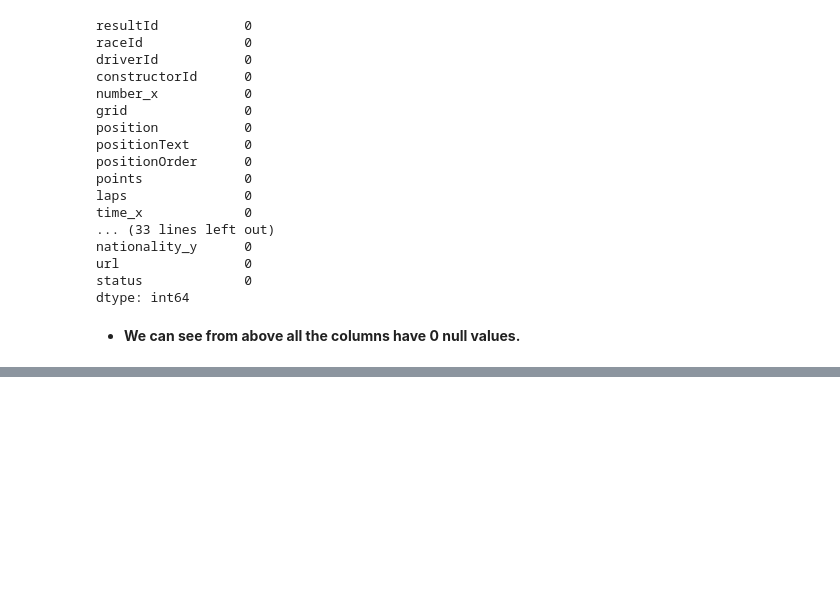
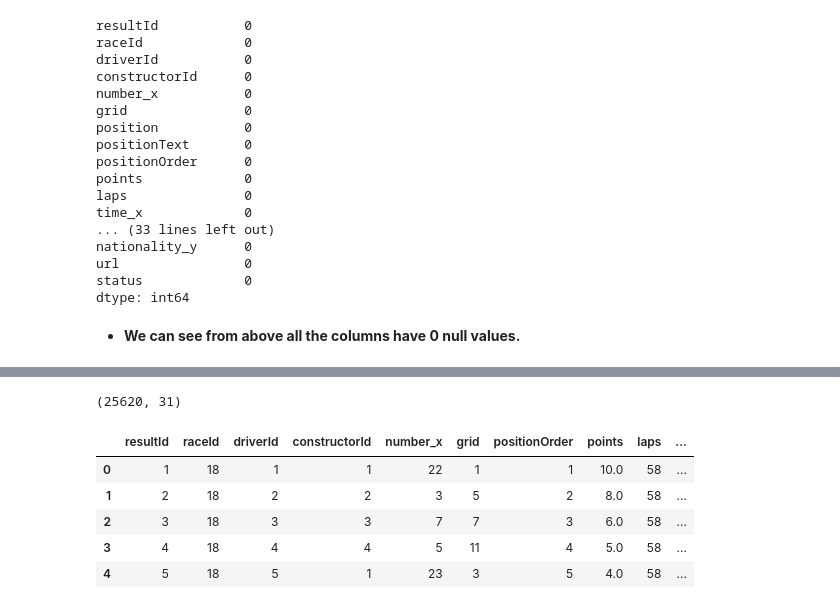
Before and after one commit to Kousikdutta1/Formula-1-Data-Analysis, a Jupyter notebook: Formula_1_Exploratory_Data_Analysis.ipynb, the cells around one changed output, grey strips where cells are left out. Drawn from its saved outputs; the diff is of its cells as text; code cells hidden in the pictures; blank space fills up the shorter version.

```diff
--- a/Formula_1_Exploratory_Data_Analysis.ipynb
+++ b/Formula_1_Exploratory_Data_Analysis.ipynb
@@ -348,3 +348,26 @@ f1df.describe()
 | 50% | 12810.500000 | 510.000000 | 160.000000 | 25.000000 | 11.000000 | 12.000000 | 0.000000 | 52.000000 | 11.000000 | ... |
 | 75% | 19215.250000 | 776.000000 | 357.000000 | 58.000000 | 17.000000 | 18.000000 | 2.000000 | 66.000000 | 14.000000 | ... |
 | max | 25625.000000 | 1084.000000 | 855.000000 | 214.000000 | 34.000000 | 39.000000 | 50.000000 | 200.000000 | 140.000000 | ... |
+# %%
+# Let's drop the unnecessary columns.
+
+
+f1df.drop(['position', 'positionText', 'time_x', 'time_y', 'url_x', 'fp1_date', 'fp1_time', 'fp2_date', 'fp2_time', 'fp3_date', 'fp3_time', 'quali_date', 'quali_time',
+           'sprint_date', 'sprint_time', 'url_y', 'url'], inplace = True, axis = 1)
+# %%
+# Let's check the shape of the dataset
+
+f1df.shape
+# %% [output]
+(25620, 31)
+# %%
+# Let's check the top rows of the dataset
+
+f1df.head()
+# %% [output]
+|  | resultId | raceId | driverId | constructorId | number_x | grid | positionOrder | points | laps | ... |
+| 0 | 1 | 18 | 1 | 1 | 22 | 1 | 1 | 10.0 | 58 | ... |
+| 1 | 2 | 18 | 2 | 2 | 3 | 5 | 2 | 8.0 | 58 | ... |
+| 2 | 3 | 18 | 3 | 3 | 7 | 7 | 3 | 6.0 | 58 | ... |
+| 3 | 4 | 18 | 4 | 4 | 5 | 11 | 4 | 5.0 | 58 | ... |
+| 4 | 5 | 18 | 5 | 1 | 23 | 3 | 5 | 4.0 | 58 | ... |
```
Also changed, not shown: parts of 7 cells of this notebook.
